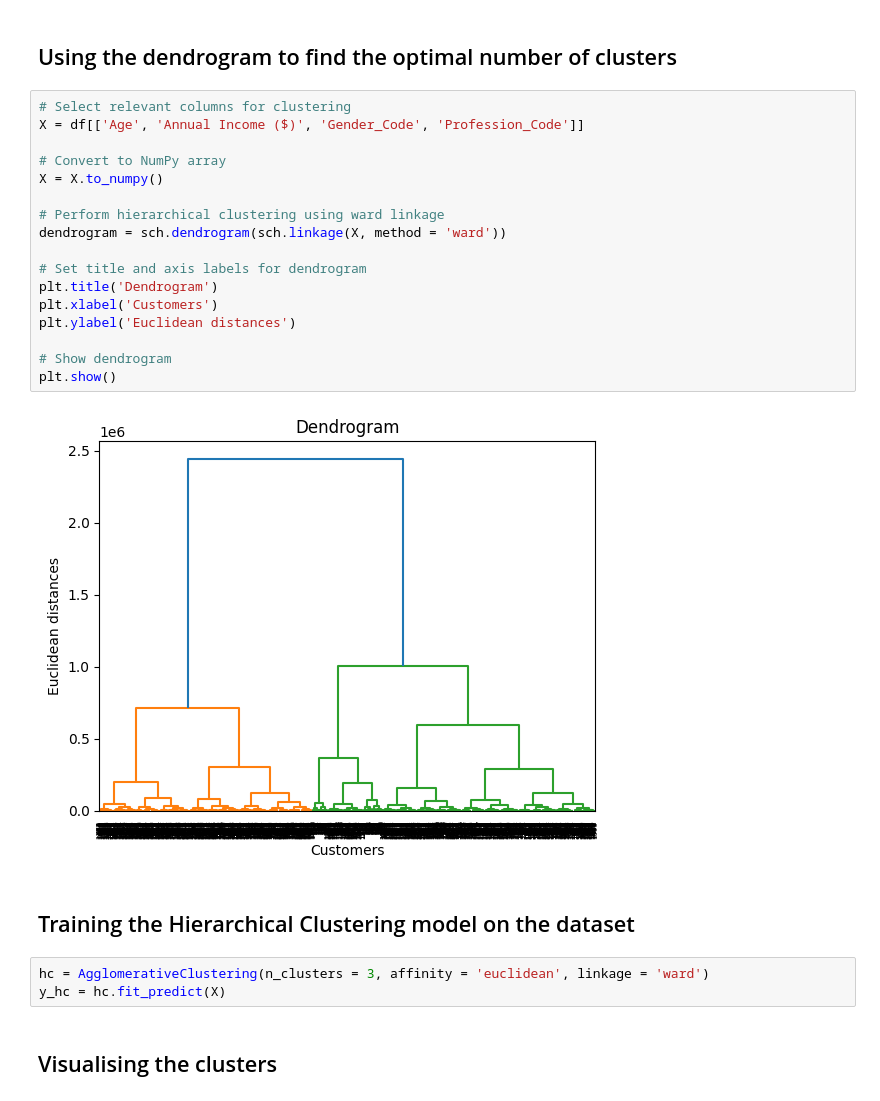
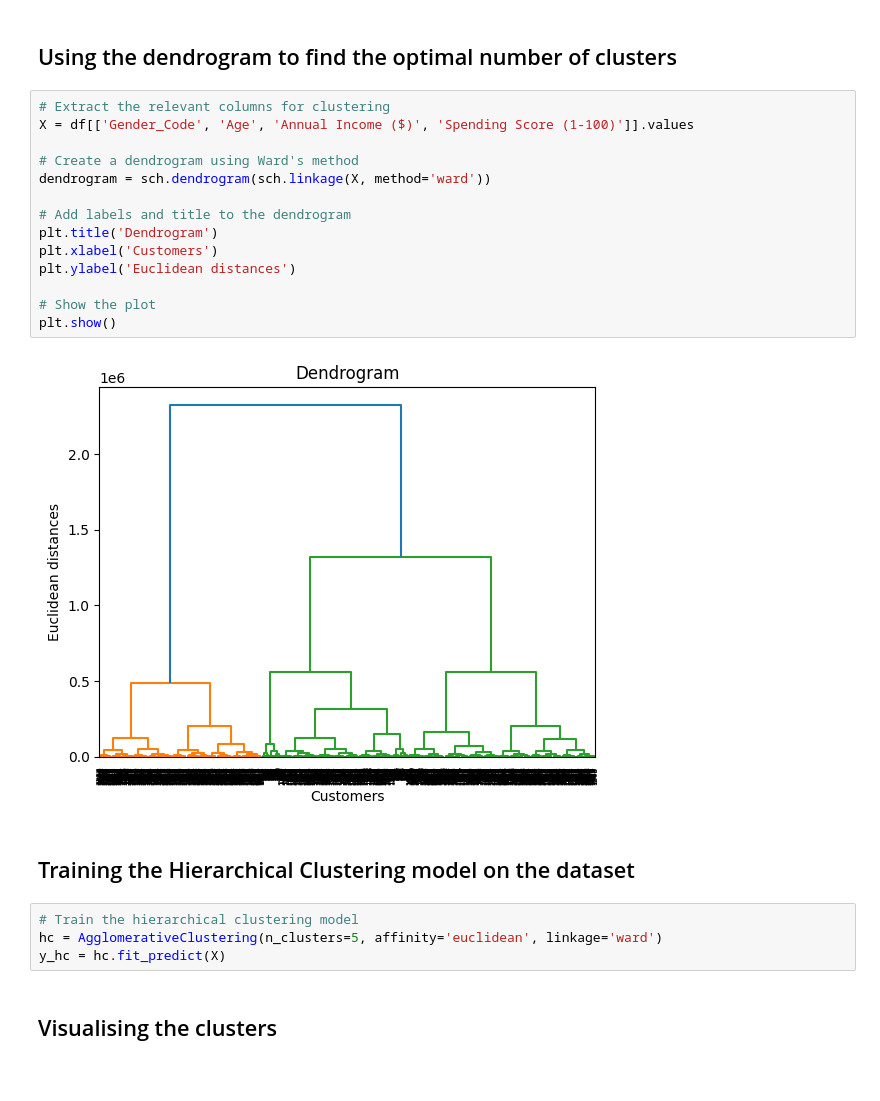
Before and after one commit to Gavin-Sharma/project2-data-analytics, a Jupyter notebook: algorithm01.ipynb, the cells around one changed output. Drawn from its saved outputs; the diff is of its cells as text.

```diff
--- a/algorithm01.ipynb
+++ b/algorithm01.ipynb
@@ -46,28 +46,26 @@ df.head()
 # %% [markdown]
 ## Using the dendrogram to find the optimal number of clusters
 # %%
-# Select relevant columns for clustering
-X = df[['Age', 'Annual Income ($)', 'Gender_Code', 'Profession_Code']]
+# Extract the relevant columns for clustering
+X = df[['Gender_Code', 'Age', 'Annual Income ($)', 'Spending Score (1-100)']].values
 
-# Convert to NumPy array
-X = X.to_numpy()
+# Create a dendrogram using Ward's method
+dendrogram = sch.dendrogram(sch.linkage(X, method='ward'))
 
-# Perform hierarchical clustering using ward linkage
-dendrogram = sch.dendrogram(sch.linkage(X, method = 'ward'))
-
-# Set title and axis labels for dendrogram
+# Add labels and title to the dendrogram
 plt.title('Dendrogram')
 plt.xlabel('Customers')
 plt.ylabel('Euclidean distances')
 
-# Show dendrogram
+# Show the plot
 plt.show()
 # %% [output]
-[figure, old version]
+[figure, new version]
 # %% [markdown]
 ## Training the Hierarchical Clustering model on the dataset
 # %%
-hc = AgglomerativeClustering(n_clusters = 3, affinity = 'euclidean', linkage = 'ward')
+# Train the hierarchical clustering model
+hc = AgglomerativeClustering(n_clusters=5, affinity='euclidean', linkage='ward')
 y_hc = hc.fit_predict(X)
 # %% [markdown]
 ## Visualising the clusters
```
Also changed, not shown: parts of 4 cells of this notebook.
